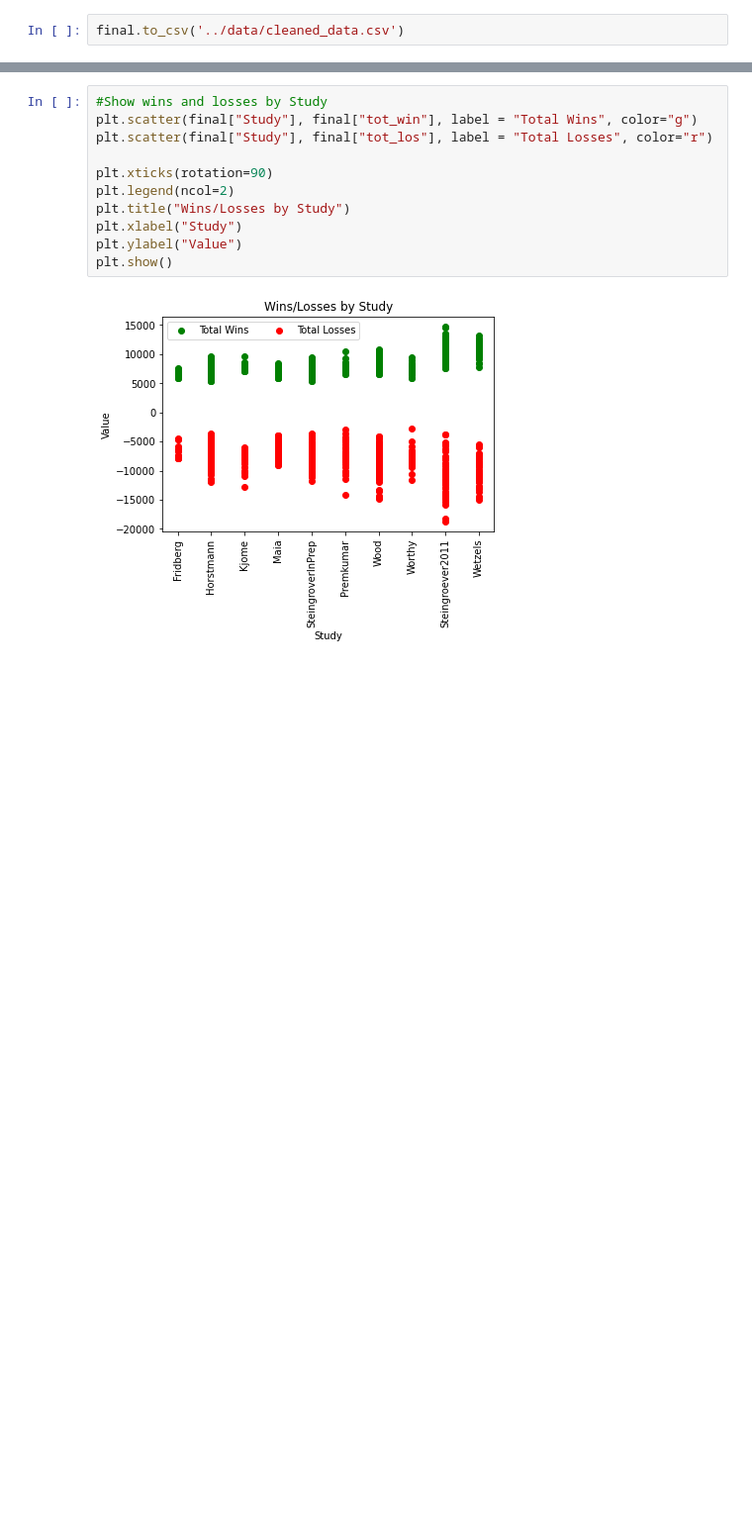
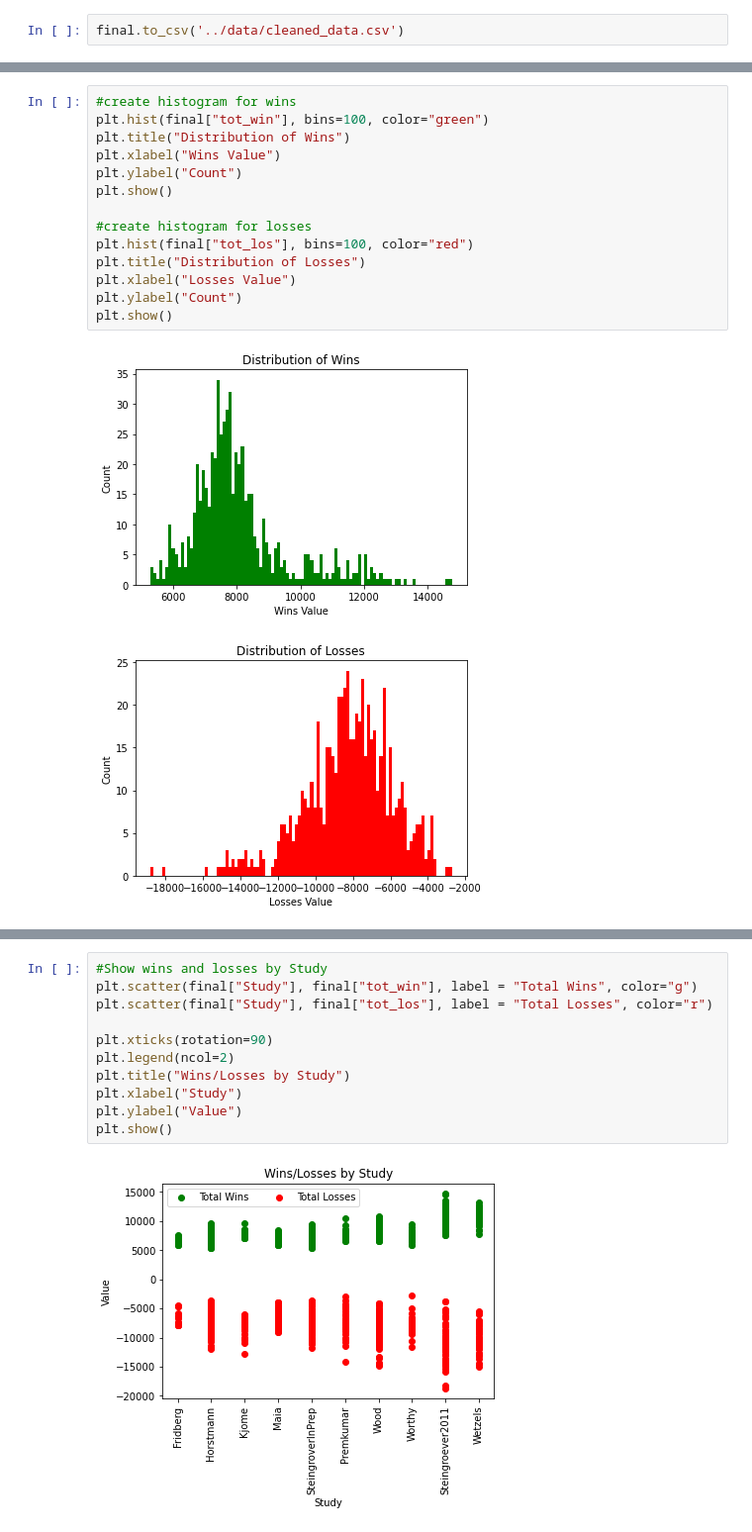
Before and after one commit to dockreg/ca4015_assignment_1, a Jupyter notebook: content/Data_Cleaning.ipynb, the cells around one changed output, grey strips where cells are left out. Shown at 99% size. Saved outputs shown, nothing was run; the diff lists cells and outputs as text; blank space fills up the shorter version.

```diff
--- a/content/Data_Cleaning.ipynb
+++ b/content/Data_Cleaning.ipynb
@@ -289,0 +328,17 @@ We want to further understand the data set to see if there are any insights or t
+# %%
+#create histogram for wins
+plt.hist(final["tot_win"], bins=100, color="green")
+plt.title("Distribution of Wins")
+plt.xlabel("Wins Value")
+plt.ylabel("Count")
+plt.show()
+
+#create histogram for losses
+plt.hist(final["tot_los"], bins=100, color="red")
+plt.title("Distribution of Losses")
+plt.xlabel("Losses Value")
+plt.ylabel("Count")
+plt.show()
+# %% [output]
+[figure, added]
+[figure, added]
```
Also changed, not shown: parts of 47 cells of this notebook, 3 other files.
